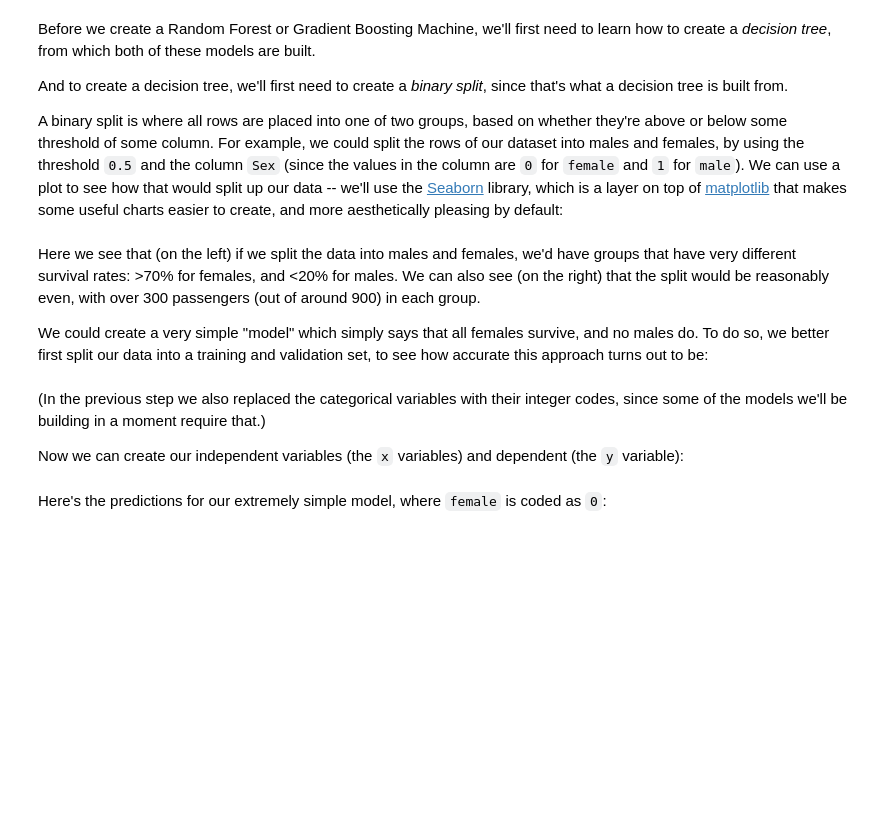
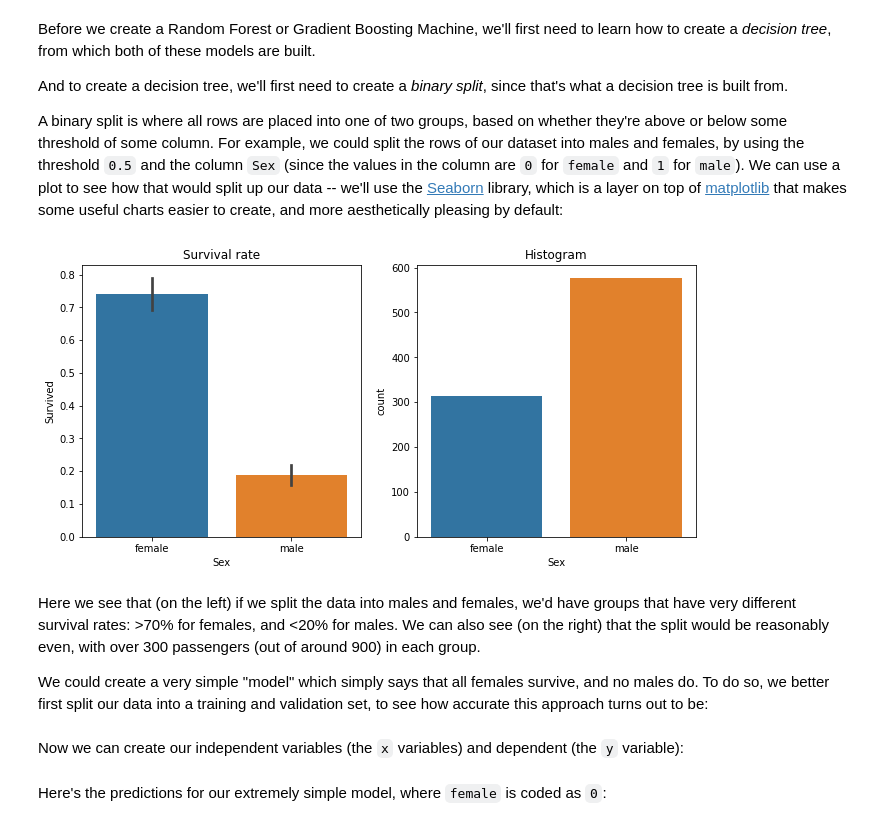
Before and after one commit to ampersand-five/fast.ai-course, a Jupyter notebook: class/Lesson 6 - Random Forests/how-random-forests-really-work.ipynb, the cells around one changed output. Cells and saved outputs as stored; diff of their text form; code cells hidden in the pictures; blank space fills up the shorter version.

```diff
--- a/class/Lesson 6 - Random Forests/how-random-forests-really-work.ipynb
+++ b/class/Lesson 6 - Random Forests/how-random-forests-really-work.ipynb
@@ -78,11 +93,13 @@ And to create a decision tree, we'll first need to create a *binary split*, sinc
 
 A binary split is where all rows are placed into one of two groups, based on whether they're above or below some threshold of some column. For example, we could split the rows of our dataset into males and females, by using the threshold `0.5` and the column `Sex` (since the values in the column are `0` for `female` and `1` for `male`). We can use a plot to see how that would split up our data -- we'll use the [Seaborn](https://seaborn.pydata.org/) library, which is a layer on top of [matplotlib](https://matplotlib.org/) that makes some useful charts easier to create, and more aesthetically pleasing by default:
 # %%
-import seaborn as sns
+import seaborn
 
-fig,axs = plt.subplots(1,2, figsize=(11,5))
-sns.barplot(data=df, y=dep, x="Sex", ax=axs[0]).set(title="Survival rate")
-sns.countplot(data=df, x="Sex", ax=axs[1]).set(title="Histogram");
+fig,axes = plt.subplots(1,2, figsize=(11,5))
+seaborn.barplot(data=df, y=dependent_variable, x="Sex", ax=axes[0]).set(title="Survival rate")
+seaborn.countplot(data=df, x="Sex", ax=axes[1]).set(title="Histogram");
+# %% [output]
+[figure, added]
 # %% [markdown]
 Here we see that (on the left) if we split the data into males and females, we'd have groups that have very different survival rates: >70% for females, and <20% for males. We can also see (on the right) that the split would be reasonably even, with over 300 passengers (out of around 900) in each group.
 
@@ -98,4 +118,2 @@ val_df[cats] = val_df[cats].apply(lambda x: x.cat.codes)
 # %% [markdown]
-(In the previous step we also replaced the categorical variables with their integer codes, since some of the models we'll be building in a moment require that.)
-
 Now we can create our independent variables (the `x` variables) and dependent (the `y` variable):
```
Also changed, not shown: parts of 59 cells of this notebook.
